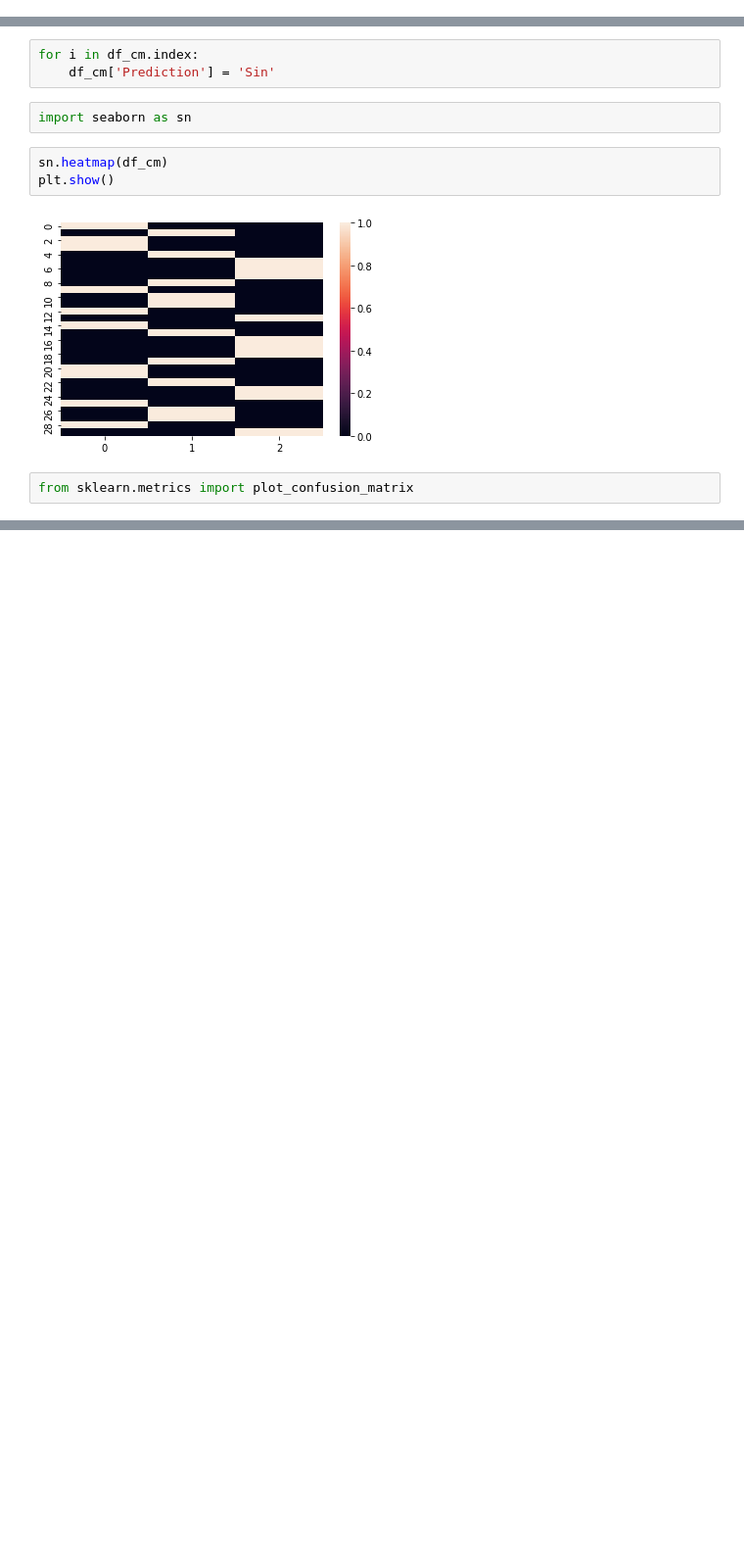
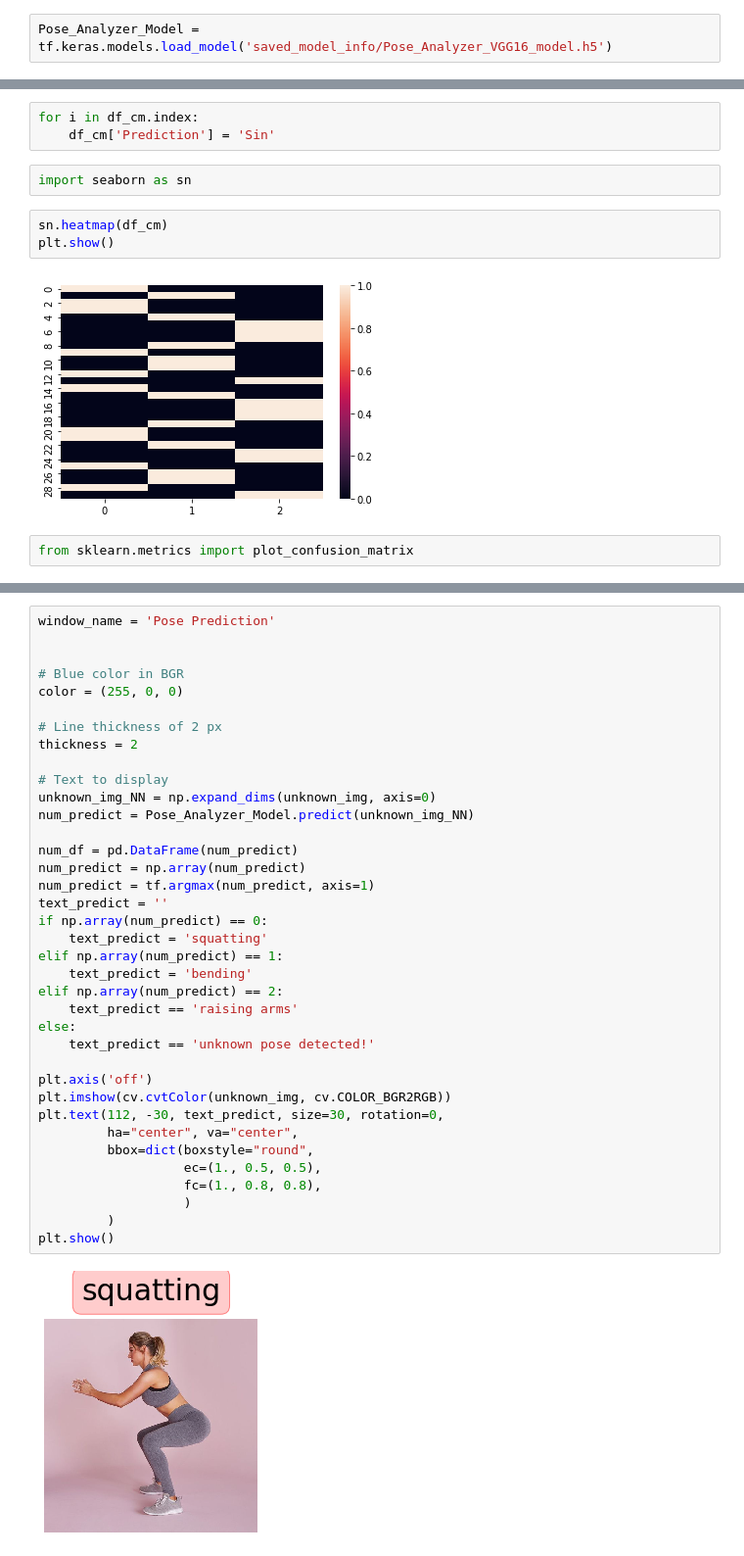
Before and after one commit to moonbeam5115/JointAngleMeasurement, a Jupyter notebook: notebooks/PoseDetection_Model_Testing.ipynb, the cells around one changed output, grey strips where cells are left out. Shown at 98% size. Saved outputs shown, nothing was run; the diff lists cells and outputs as text; blank space fills up the shorter version.

```diff
--- a/notebooks/PoseDetection_Model_Testing.ipynb
+++ b/notebooks/PoseDetection_Model_Testing.ipynb
@@ -125,5 +125,7 @@ Epoch 12/12
 <tensorflow.python.keras.callbacks.History at 0x...>
 # %%
 Pose_Analyzer_Model.save('saved_model_info/Pose_Analyzer_VGG16_model.h5')
+# %%
+Pose_Analyzer_Model = tf.keras.models.load_model('saved_model_info/Pose_Analyzer_VGG16_model.h5')
 # %%
 test_imgs, test_labels = next(test_batches)
@@ -197,0 +202,39 @@ from sklearn.metrics import plot_confusion_matrix
+# %%
+window_name = 'Pose Prediction'
+
+
+# Blue color in BGR
+color = (255, 0, 0)
+
+# Line thickness of 2 px
+thickness = 2
+
+# Text to display
+unknown_img_NN = np.expand_dims(unknown_img, axis=0)
+num_predict = Pose_Analyzer_Model.predict(unknown_img_NN)
+
+num_df = pd.DataFrame(num_predict)
+num_predict = np.array(num_predict)
+num_predict = tf.argmax(num_predict, axis=1)
+text_predict = ''
+if np.array(num_predict) == 0:
+    text_predict = 'squatting'
+elif np.array(num_predict) == 1:
+    text_predict = 'bending'
+elif np.array(num_predict) == 2:
+    text_predict == 'raising arms'
+else:
+    text_predict == 'unknown pose detected!'
+
+plt.axis('off')
+plt.imshow(cv.cvtColor(unknown_img, cv.COLOR_BGR2RGB))
+plt.text(112, -30, text_predict, size=30, rotation=0,
+         ha="center", va="center",
+         bbox=dict(boxstyle="round",
+                   ec=(1., 0.5, 0.5),
+                   fc=(1., 0.8, 0.8),
+                   )
+         )
+plt.show()
+# %% [output]
+[figure, added]
```
Also changed, not shown: parts of 7 cells of this notebook.
